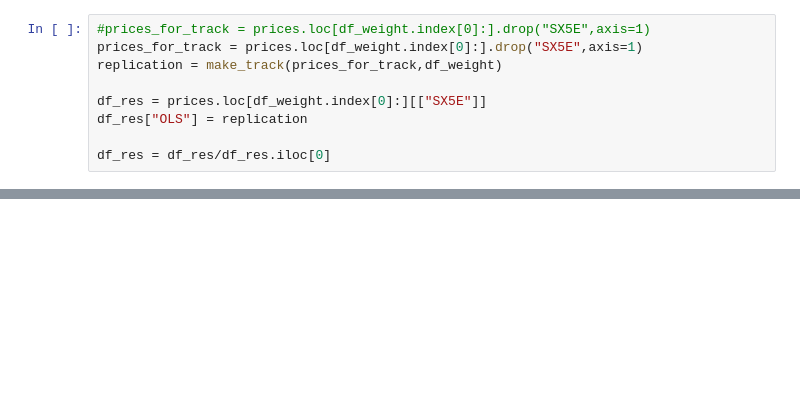
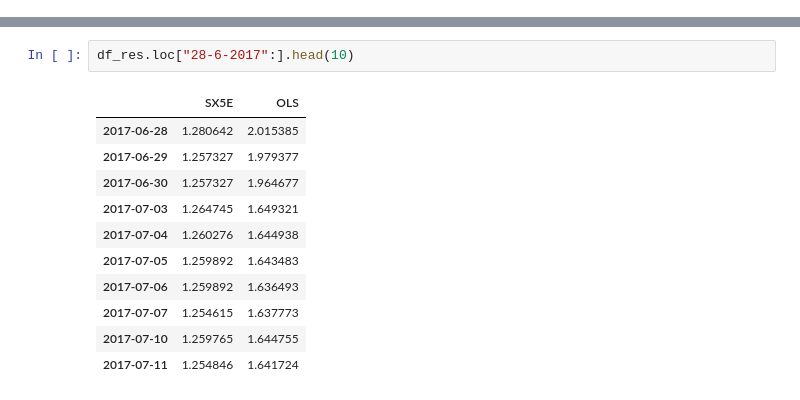
Before and after one commit to gwigniolle/Hedge-Fund-Replication, a Jupyter notebook: OLS Regression.ipynb, the cells around one changed output, grey strips where cells are left out. Cells and saved outputs as stored; diff of their text form; blank space fills up the shorter version.

```diff
--- a/OLS Regression.ipynb
+++ b/OLS Regression.ipynb
@@ -95,9 +38,0 @@ df_weight.head()
-# %%
-#prices_for_track = prices.loc[df_weight.index[0]:].drop("SX5E",axis=1)
-prices_for_track = prices.loc[df_weight.index[0]:].drop("SX5E",axis=1)
-replication = make_track(prices_for_track,df_weight)
-
-df_res = prices.loc[df_weight.index[0]:][["SX5E"]]
-df_res["OLS"] = replication
-
-df_res = df_res/df_res.iloc[0]
@@ -113,3 +79,17 @@ df_res.head()
+# %%
+df_res.loc["28-6-2017":].head(10)
+# %% [output]
+|  | SX5E | OLS |
+| 2017-06-28 | 1.280642 | 2.015385 |
+| 2017-06-29 | 1.257327 | 1.979377 |
+| 2017-06-30 | 1.257327 | 1.964677 |
+| 2017-07-03 | 1.264745 | 1.649321 |
+| 2017-07-04 | 1.260276 | 1.644938 |
+| 2017-07-05 | 1.259892 | 1.643483 |
+| 2017-07-06 | 1.259892 | 1.636493 |
+| 2017-07-07 | 1.254615 | 1.637773 |
+| 2017-07-10 | 1.259765 | 1.644755 |
+| 2017-07-11 | 1.254846 | 1.641724 |
 # %%
 g = hc.Highstock()
 
```
Also changed, not shown: parts of 13 cells of this notebook, 1 other file.
